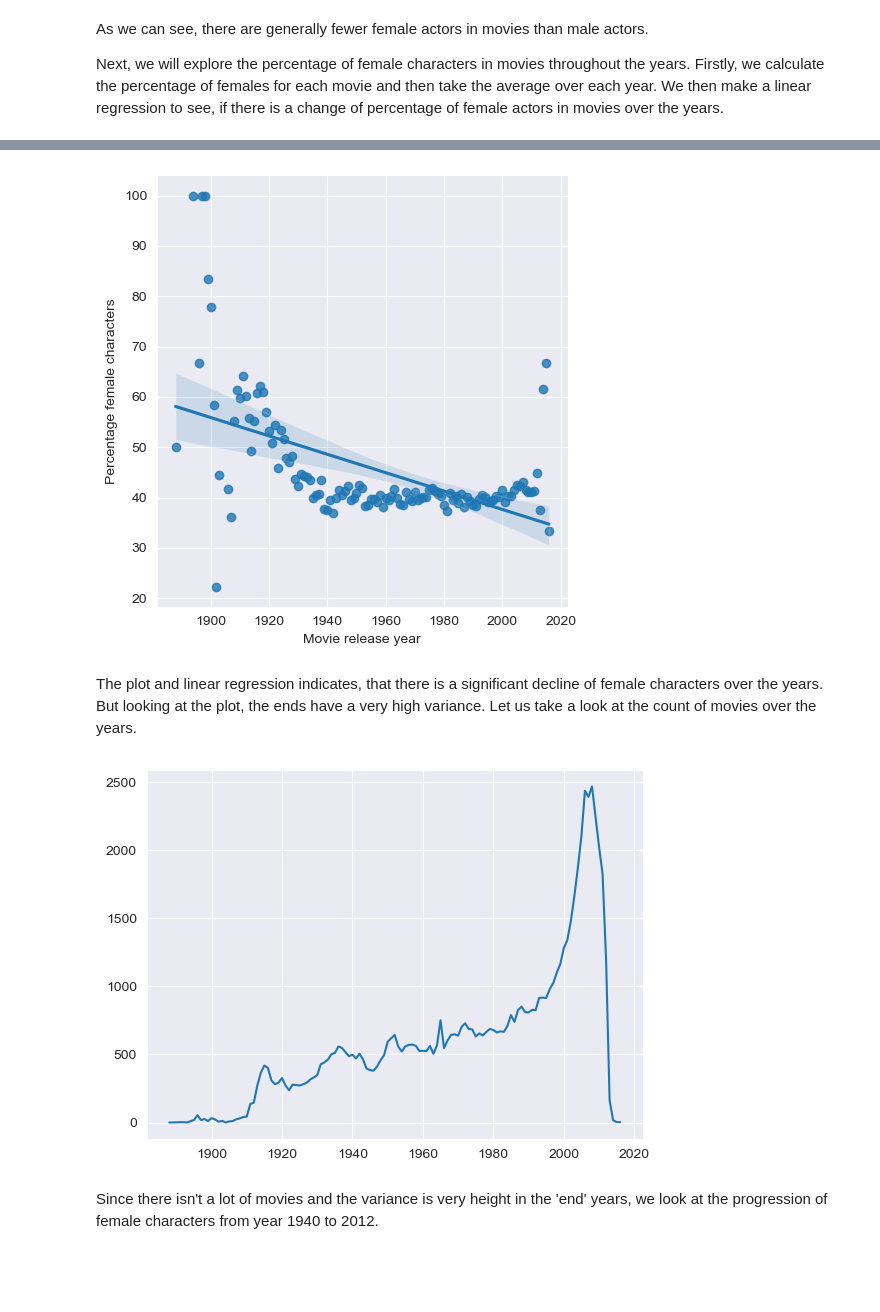
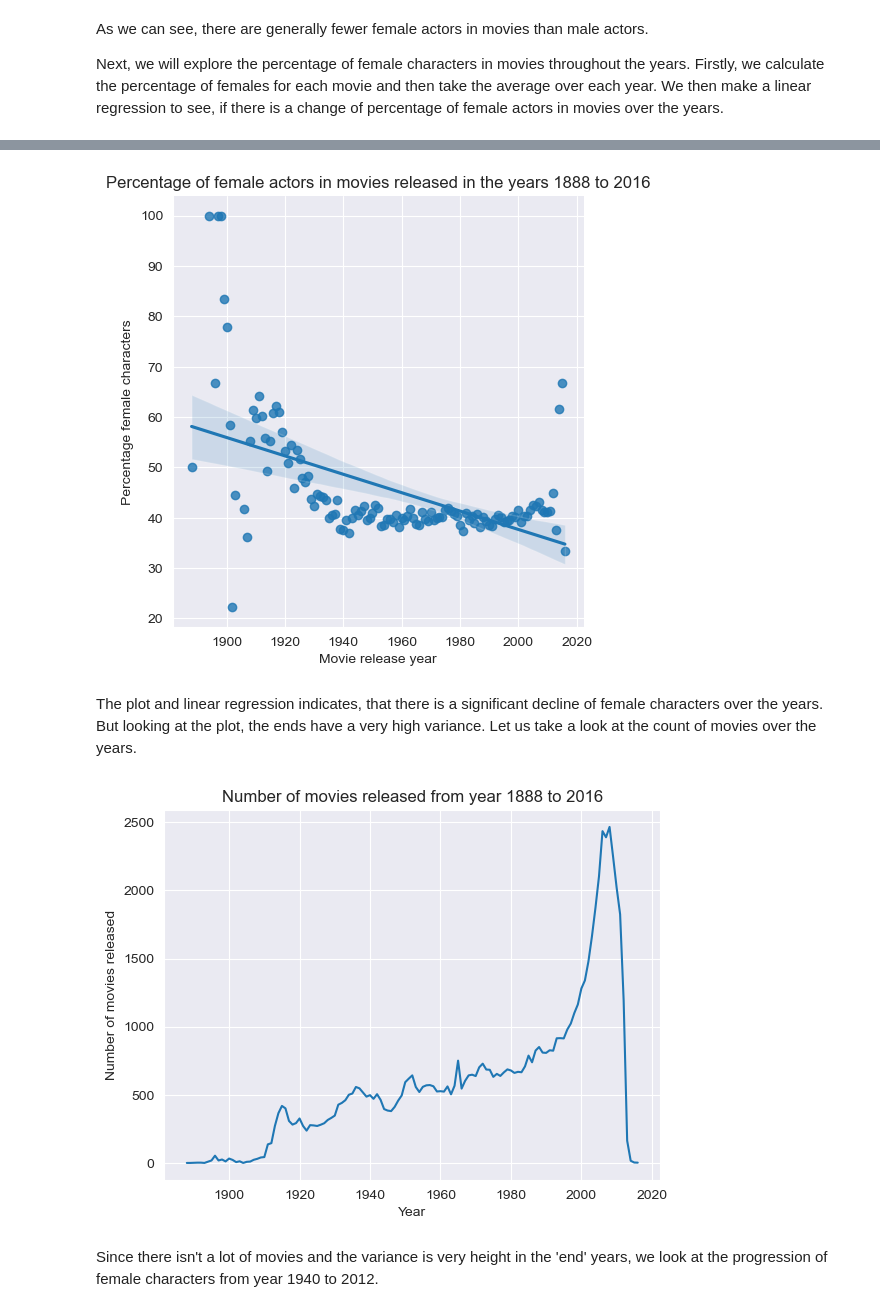
Before and after one commit to epfl-ada/ada-2023-project-byggemandbob, a Jupyter notebook: scratch/sofie.ipynb, the cells around one changed output, grey strips where cells are left out. Cells and saved outputs as stored; diff of their text form; code cells hidden in the pictures; blank space fills up the shorter version.

```diff
--- a/scratch/sofie.ipynb
+++ b/scratch/sofie.ipynb
@@ -62,3 +60,9 @@ movie_metadata[movie_metadata['Movie release year'] == 1010] = 2010
+# %%
+condition1 = (character_metadata['Movie release year'] < 1800)
+condition2 = (movie_metadata['Movie release year'] < 1800)
+
+character_metadata.loc[condition1, 'Movie release year'] = np.nan
+movie_metadata.loc[condition2, 'Movie release year'] = np.nan
 # %% [markdown]
 We now take a look at **Actor birth year**:
 # %%
@@ -112,0 +134,3 @@ character_metadata.loc[condition, 'Actor age at movie release'] = np.nan
+# %%
+condition = (movie_metadata['Movie runtime'] > 5*60)
+movie_metadata.loc[condition, 'Movie runtime'] = np.nan
@@ -263,0 +335,5 @@ However, the plot shows that female actors are significantly younger than male a
+# %%
+movie_metadata['log Movie box office revenue'] = np.log(movie_metadata['Movie box office revenue'])
+
+movie_metadata['log Movie release year'] = np.log(movie_metadata['Movie release year'])
+character_metadata['log Movie release year'] = np.log(character_metadata['Movie release year'])
@@ -263,0 +382,19 @@ However, the plot shows that female actors are significantly younger than male a
+# %%
+# Function to extract genre names without Freebase codes
+def extract_genre_names(genre_dict):
+    genre_names = []
+    for code, name in genre_dict.items():
+        genre_names.append(name)
+    return ", ".join(genre_names)
+
+# Clean the "Movie genres" column
+movie_metadata["Movie genres"] = movie_metadata["Movie genres"].apply(eval)  # Convert string representation of dictionary to actual dictionary
+movie_metadata["Movie genres"] = movie_metadata["Movie genres"].apply(extract_genre_names)
+
+# Clean the "Movie languages" column (assuming similar structure to genres column)
+movie_metadata["Movie languages"] = movie_metadata["Movie languages"].apply(eval)
+movie_metadata["Movie languages"] = movie_metadata["Movie languages"].apply(lambda x: ", ".join(x.values()))
+
+# Clean the "Movie countries" column (assuming similar structure to genres column)
+movie_metadata["Movie countries"] = movie_metadata["Movie countries"].apply(eval)
+movie_metadata["Movie countries"] = movie_metadata["Movie countries"].apply(lambda x: ", ".join(x.values()))
@@ -311,6 +485,9 @@ percentage_female_per_year = percentage_female_with_year.groupby('Movie release
 percentage_female_per_year = percentage_female_per_year.reset_index(name="Percentage female characters")
 percentage_female_per_year['Movie release year'] = pd.to_numeric(percentage_female_per_year['Movie release year'], errors='coerce').astype(float)
 
+# Drop missing values
+percentage_female_per_year = percentage_female_per_year.dropna()
+
 sns.lmplot(x='Movie release year', y="Percentage female characters", data=percentage_female_per_year)
 
 # Perform linear regression
@@ -323,6 +500,7 @@ model = sm.OLS(y, X).fit()
 # Print the regression summary
 print(model.summary())
 
+plt.title('Percentage of female actors in movies released in the years 1888 to 2016')
 plt.show()
 # %% [output]
                                  OLS Regression Results
@@ -335,22 +513,25 @@ Time:                                  15:02:45   Log-Likelihood:
 No. Observations:                           121   AIC:                             917.1
 Df Residuals:                               119   BIC:                             922.7
 Df Model:                                     1
 Covariance Type:                      nonrobust
 ======================================================================================
 ... (11 lines left out)
 Notes:
 [1] Standard Errors assume that the covariance matrix of the errors is correctly specified.
 [2] The condition number is large, 1.08e+05. This might indicate that there are
 strong multicollinearity or other numerical problems.
-[figure, old version]
+[figure, new version]
 # %% [markdown]
 The plot and linear regression indicates, that there is a significant decline of female characters over the years. But looking at the plot, the ends have a very high variance. Let us take a look at the count of movies over the years.
 # %%
 no_movies = movie_metadata.groupby('Movie release year').size()
 plt.plot(no_movies)
+plt.title('Number of movies released from year 1888 to 2016')
+plt.xlabel('Year')
+plt.ylabel('Number of movies released')
 plt.show()
 # %% [output]
-[figure, old version]
+[figure, new version]
 # %% [markdown]
 Since there isn't a lot of movies and the variance is very height in the 'end' years, we look at the progression of female characters from year 1940 to 2012.
 # %%
```
Also changed, not shown: parts of 37 cells of this notebook.
